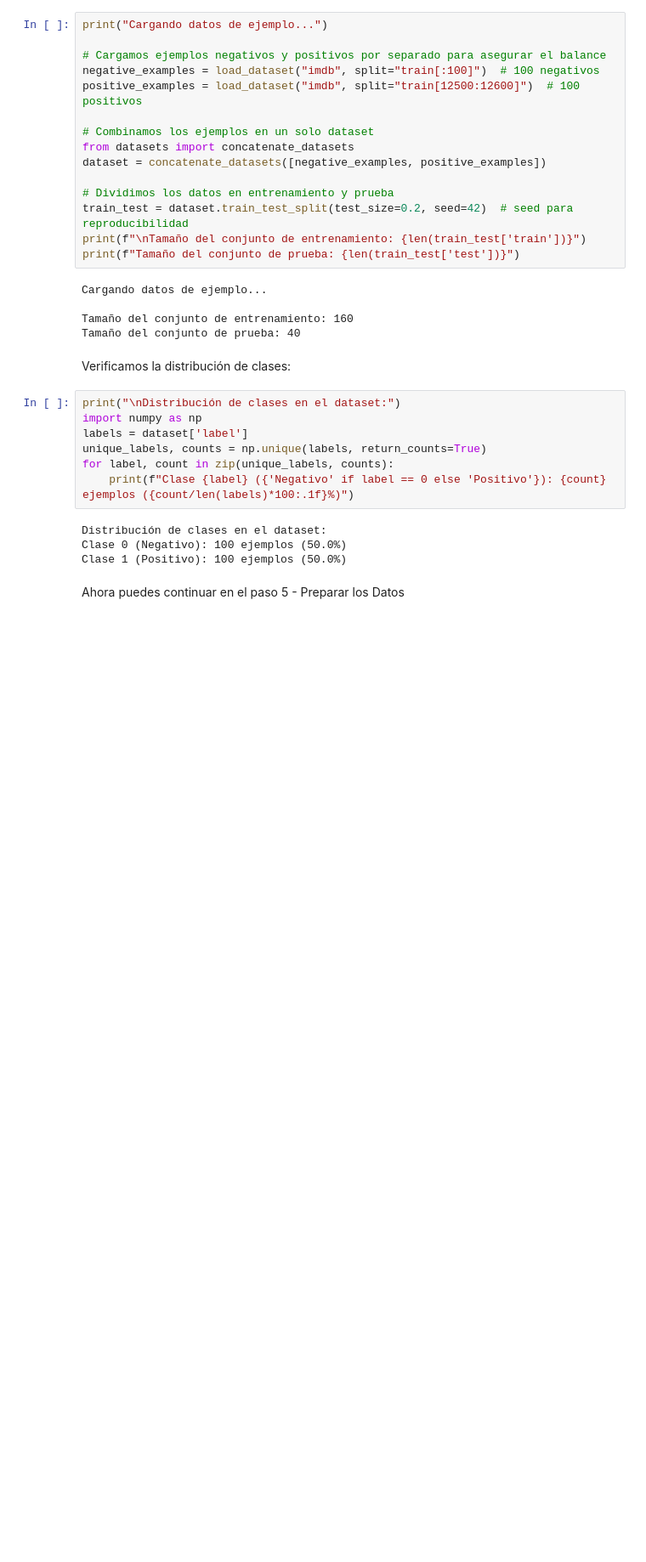
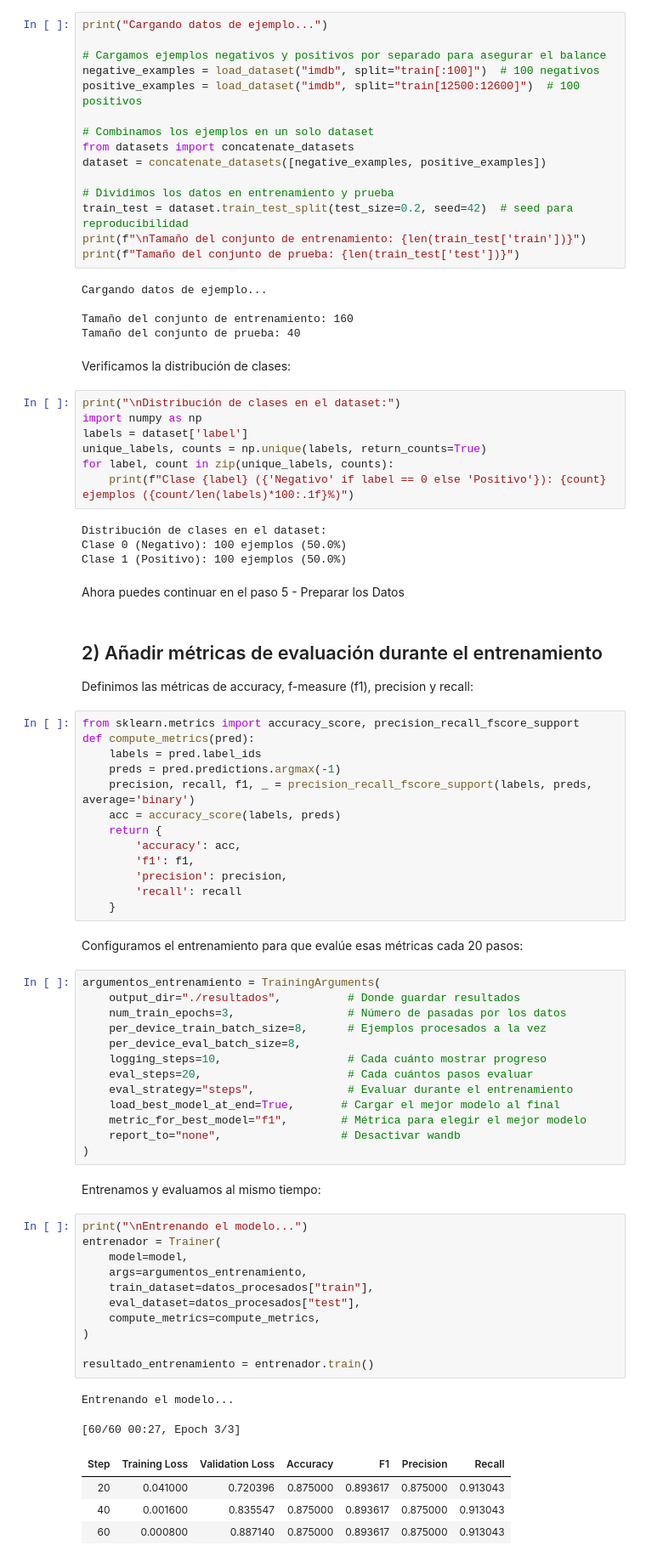
Before and after one commit to cbadenes/curso-pln, a Jupyter notebook: notebooks/06_Ajuste_Fino_Clasificacion_IMDB.ipynb, the cells around one changed output. Shown at 85% size. Drawn from its saved outputs; the diff is of its cells as text; blank space fills up the shorter version.

```diff
--- a/notebooks/06_Ajuste_Fino_Clasificacion_IMDB.ipynb
+++ b/notebooks/06_Ajuste_Fino_Clasificacion_IMDB.ipynb
@@ -224,3 +229,55 @@ Clase 0 (Negativo): 100 ejemplos (50.0%)
 Clase 1 (Positivo): 100 ejemplos (50.0%)
 # %% [markdown]
 Ahora puedes continuar en el paso 5 - Preparar los Datos
+# %% [markdown]
+## 2) Añadir métricas de evaluación durante el entrenamiento
+
+Definimos las métricas de accuracy, f-measure (f1), precision y recall:
+# %%
+from sklearn.metrics import accuracy_score, precision_recall_fscore_support
+def compute_metrics(pred):
+    labels = pred.label_ids
+    preds = pred.predictions.argmax(-1)
+    precision, recall, f1, _ = precision_recall_fscore_support(labels, preds, average='binary')
+    acc = accuracy_score(labels, preds)
+    return {
+        'accuracy': acc,
+        'f1': f1,
+        'precision': precision,
+        'recall': recall
+    }
+# %% [markdown]
+Configuramos el entrenamiento para que evalúe esas métricas cada 20 pasos:
+# %%
+argumentos_entrenamiento = TrainingArguments(
+    output_dir="./resultados",          # Donde guardar resultados
+    num_train_epochs=3,                 # Número de pasadas por los datos
+    per_device_train_batch_size=8,      # Ejemplos procesados a la vez
+    per_device_eval_batch_size=8,
+    logging_steps=10,                   # Cada cuánto mostrar progreso
+    eval_steps=20,                      # Cada cuántos pasos evaluar
+    eval_strategy="steps",              # Evaluar durante el entrenamiento
+    load_best_model_at_end=True,       # Cargar el mejor modelo al final
+    metric_for_best_model="f1",        # Métrica para elegir el mejor modelo
+    report_to="none",                  # Desactivar wandb
+)
+# %% [markdown]
+Entrenamos y evaluamos al mismo tiempo:
+# %%
+print("\nEntrenando el modelo...")
+entrenador = Trainer(
+    model=model,
+    args=argumentos_entrenamiento,
+    train_dataset=datos_procesados["train"],
+    eval_dataset=datos_procesados["test"],
+    compute_metrics=compute_metrics,
+)
+
+resultado_entrenamiento = entrenador.train()
+# %% [output]
+Entrenando el modelo...
+[60/60 00:27, Epoch 3/3]
+| Step | Training Loss | Validation Loss | Accuracy | F1 | Precision | Recall |
+| 20 | 0.041000 | 0.720396 | 0.875000 | 0.893617 | 0.875000 | 0.913043 |
+| 40 | 0.001600 | 0.835547 | 0.875000 | 0.893617 | 0.875000 | 0.913043 |
+| 60 | 0.000800 | 0.887140 | 0.875000 | 0.893617 | 0.875000 | 0.913043 |
```
Also changed, not shown: parts of 2 cells of this notebook.
